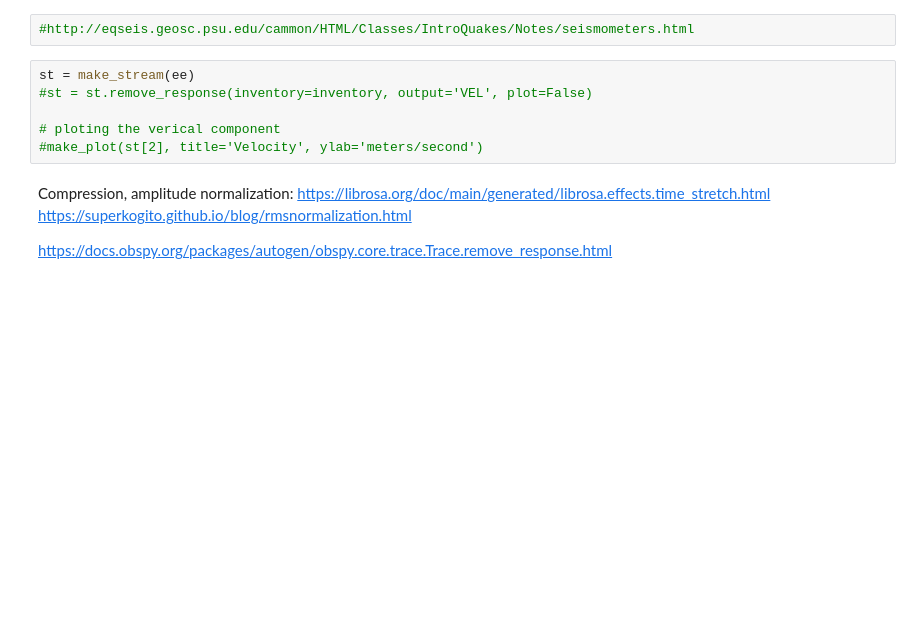
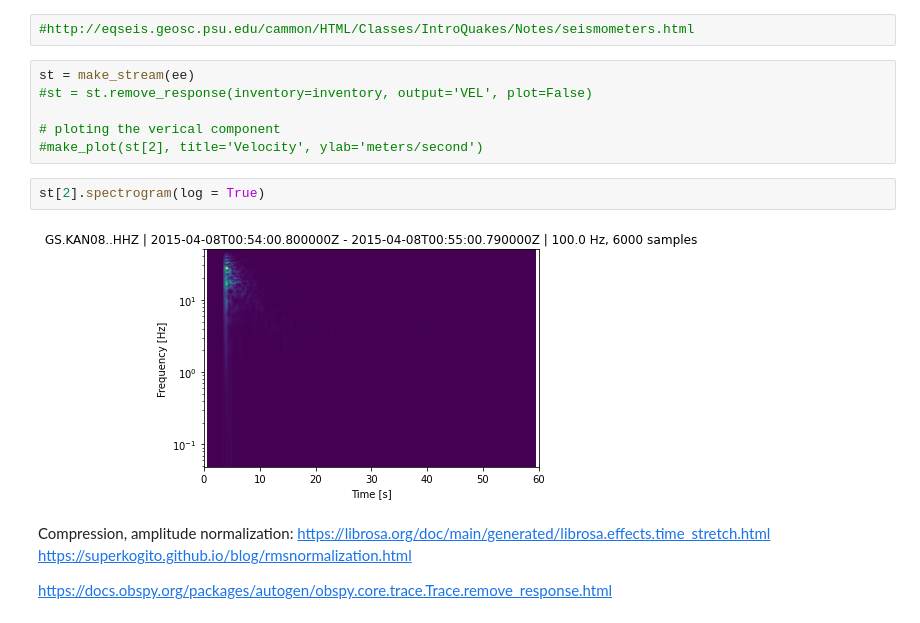
Before and after one commit to doromboziandras32/Earthquake-visualization, a Jupyter notebook: Plot_test_map_mapbox.ipynb, the cells around one changed output. Saved outputs shown, nothing was run; the diff lists cells and outputs as text; blank space fills up the shorter version.

```diff
--- a/Plot_test_map_mapbox.ipynb
+++ b/Plot_test_map_mapbox.ipynb
@@ -132,6 +145,10 @@ st = make_stream(ee)
 
 # ploting the verical component
 #make_plot(st[2], title='Velocity', ylab='meters/second')
+# %%
+st[2].spectrogram(log = True)
+# %% [output]
+[figure, added]
 # %% [markdown]
 Compression, amplitude normalization:
 https://librosa.org/doc/main/generated/librosa.effects.time_stretch.html
```
Also changed, not shown: parts of 6 cells of this notebook, 2 other files.
